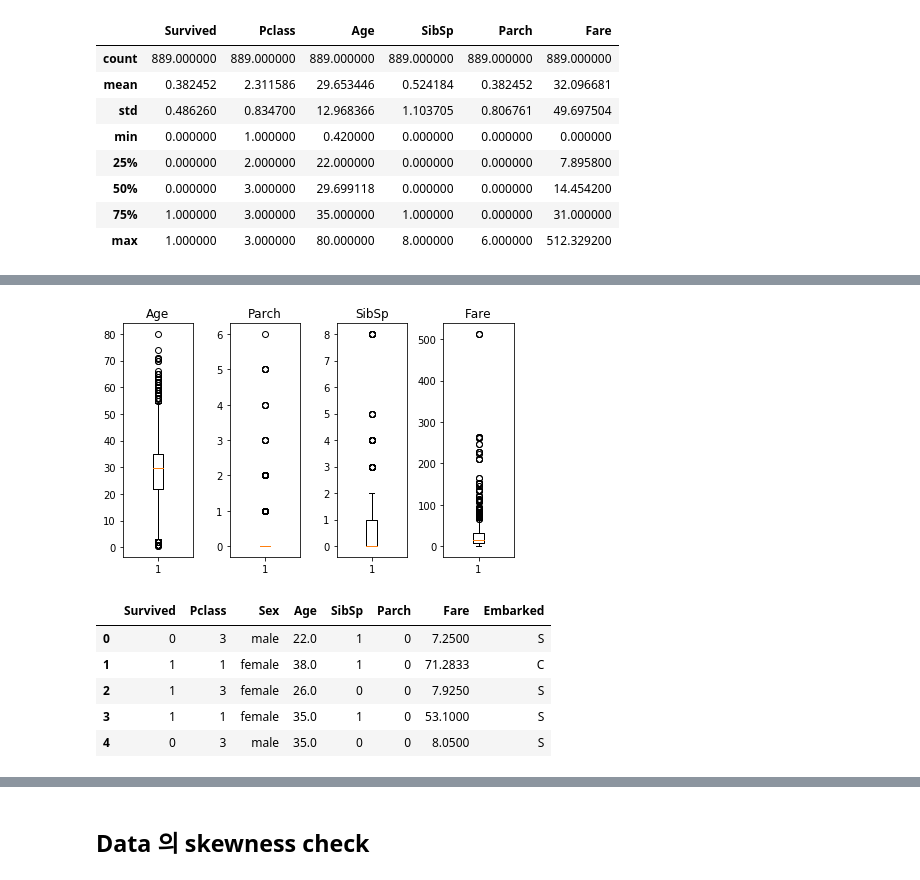
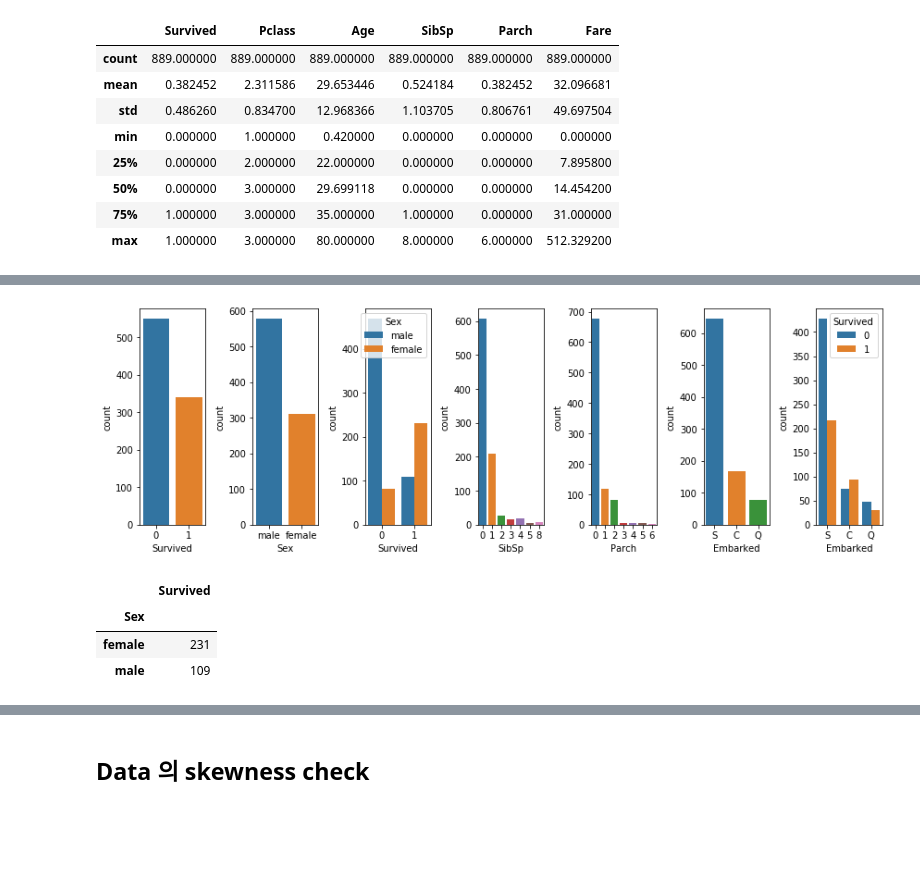
Before and after one commit to ironmanciti/DSME, a Jupyter notebook: 070.RandomForest Gradient Boosting_Titanic.ipynb, the cells around one changed output, grey strips where cells are left out. Cells and saved outputs as stored; diff of their text form; code cells hidden in the pictures; blank space fills up the shorter version.

```diff
--- a/070.RandomForest Gradient Boosting_Titanic.ipynb
+++ b/070.RandomForest Gradient Boosting_Titanic.ipynb
@@ -160,26 +130,20 @@ df.iloc[multiple_outliers][:5]
-# %%
-plt.subplot(141)
-plt.boxplot(df[df['Age'] > 0]['Age'])
-plt.title('Age')
-plt.subplot(142)
-plt.boxplot(df['Parch'])
-plt.title('Parch')
-plt.subplot(143)
-plt.boxplot(df['SibSp'])
-plt.title('SibSp')
-plt.subplot(144)
-plt.boxplot(df['Fare'])
-plt.title('Fare')
-plt.tight_layout()
-# %% [output]
-[figure, removed]
-# %%
-df_titanic = df.drop(multiple_outliers).reset_index(drop=True)
-df_titanic.head()
-# %% [output]
-|  | Survived | Pclass | Sex | Age | SibSp | Parch | Fare | Embarked |
-| 0 | 0 | 3 | male | 22.0 | 1 | 0 | 7.2500 | S |
-| 1 | 1 | 1 | female | 38.0 | 1 | 0 | 71.2833 | C |
-| 2 | 1 | 3 | female | 26.0 | 0 | 0 | 7.9250 | S |
-| 3 | 1 | 1 | female | 35.0 | 1 | 0 | 53.1000 | S |
-| 4 | 0 | 3 | male | 35.0 | 0 | 0 | 8.0500 | S |
+# %%
+fig, ax = plt.subplots(1, 7, figsize=(12, 4))
+
+sns.countplot(data=df, x='Survived', ax=ax[0])
+sns.countplot(data=df, x='Sex', ax=ax[1])
+sns.countplot(data=df, x='Survived', hue='Sex', ax=ax[2])
+sns.countplot(data=df, x='SibSp', ax=ax[3])
+sns.countplot(data=df, x='Parch', ax=ax[4])
+sns.countplot(data=df, x='Embarked', ax=ax[5])
+sns.countplot(data=df, x='Embarked', hue='Survived', ax=ax[6])
+plt.tight_layout()
+# %% [output]
+[figure, added]
+# %%
+df[['Survived', 'Sex']].groupby('Sex').sum()
+# %% [output]
+|  | Survived |
+| Sex |  |
+| female | 231 |
+| male | 109 |
```
Also changed, not shown: parts of 32 cells of this notebook, 30 other files.
